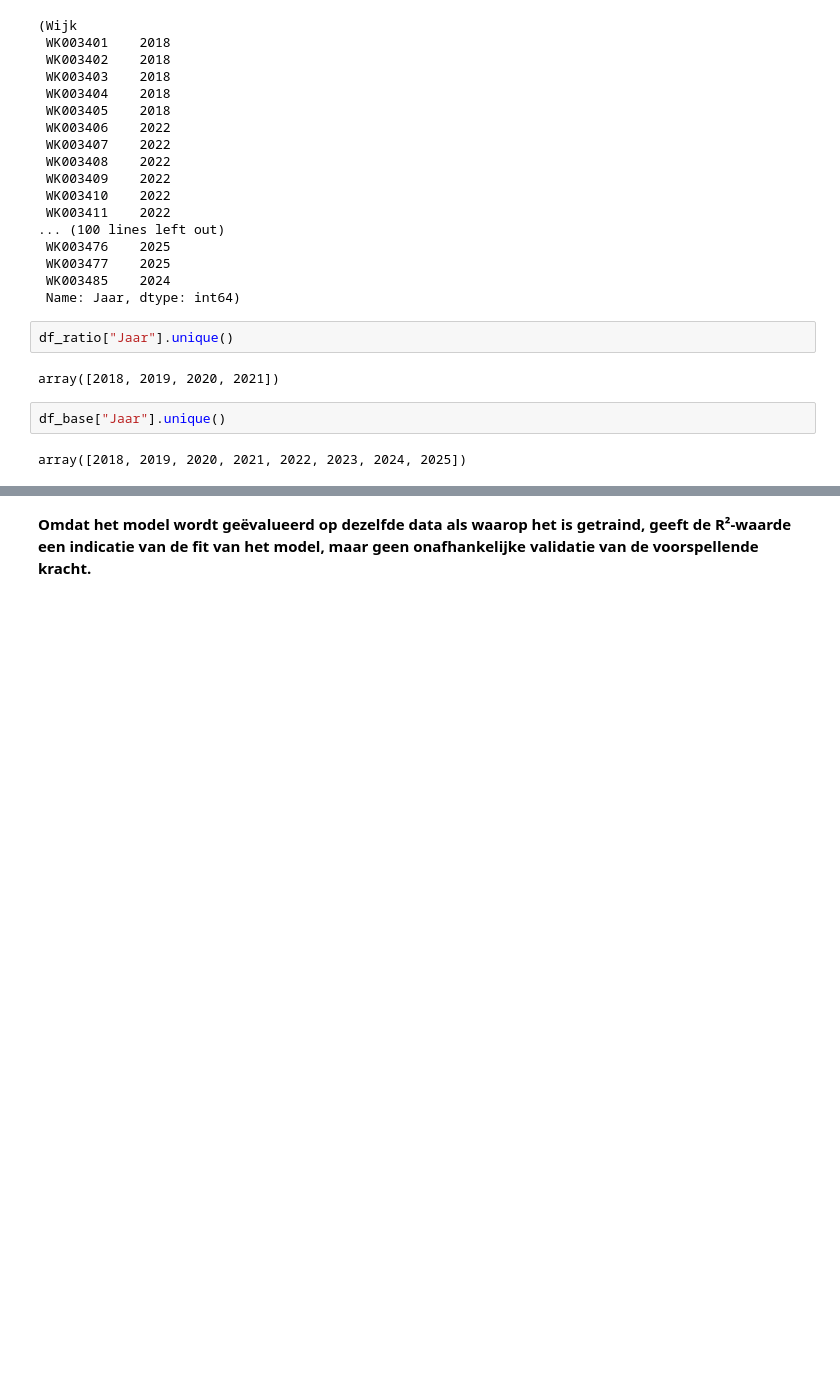
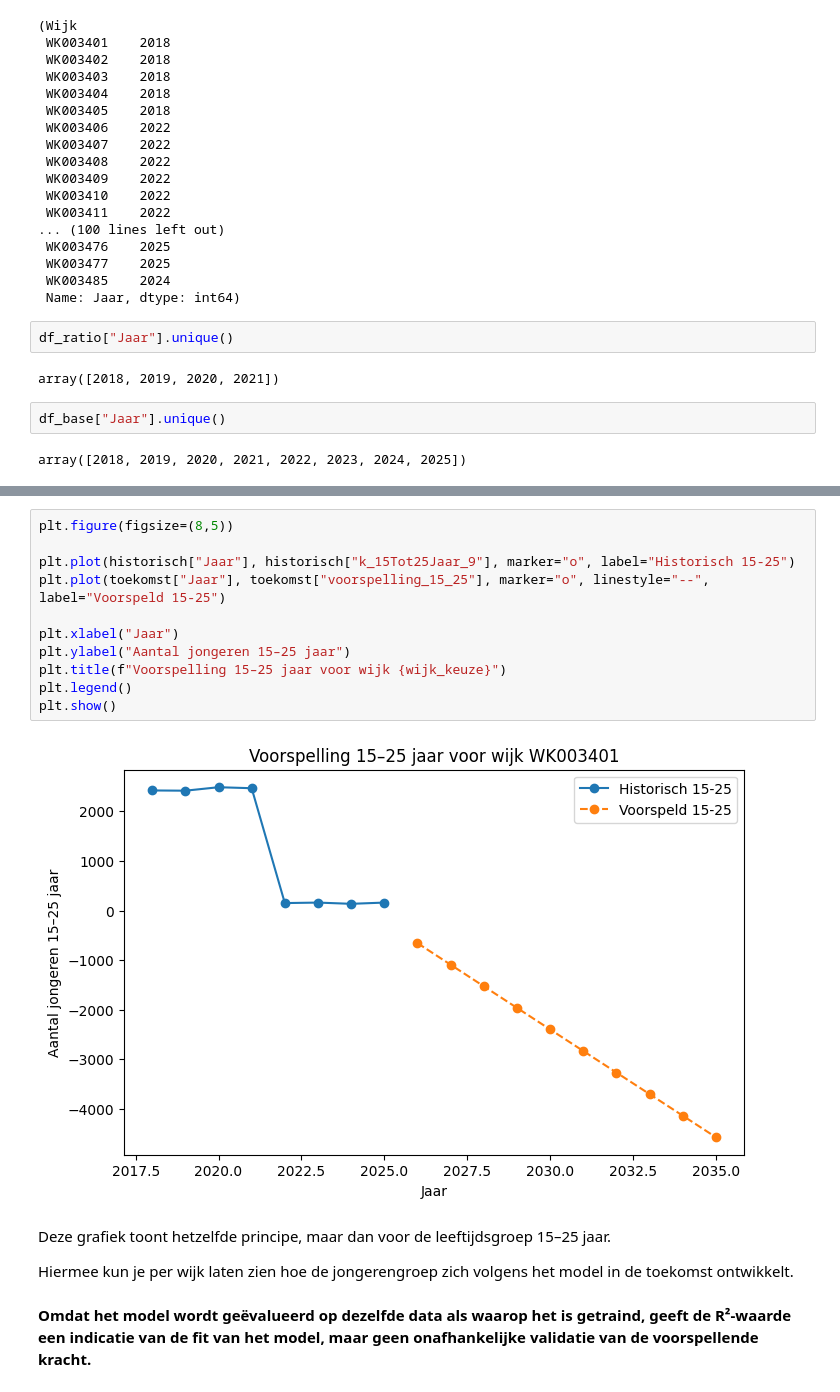
Before and after one commit to Ismael-991/almere-jeugd-voorspelling, a Jupyter notebook: notebooks/individual/Faysal_notebook.ipynb, the cells around one changed output, grey strips where cells are left out. Saved outputs shown, nothing was run; the diff lists cells and outputs as text; blank space fills up the shorter version.

```diff
--- a/notebooks/individual/Faysal_notebook.ipynb
+++ b/notebooks/individual/Faysal_notebook.ipynb
@@ -758,2 +832,19 @@ Dit komt overeen met de hoge R²-waarde van 0.98.
+# %%
+plt.figure(figsize=(8,5))
+
+plt.plot(historisch["Jaar"], historisch["k_15Tot25Jaar_9"], marker="o", label="Historisch 15-25")
+plt.plot(toekomst["Jaar"], toekomst["voorspelling_15_25"], marker="o", linestyle="--", label="Voorspeld 15-25")
+
+plt.xlabel("Jaar")
+plt.ylabel("Aantal jongeren 15–25 jaar")
+plt.title(f"Voorspelling 15–25 jaar voor wijk {wijk_keuze}")
+plt.legend()
+plt.show()
+# %% [output]
+[figure, added]
+# %% [markdown]
+Deze grafiek toont hetzelfde principe, maar dan voor de leeftijdsgroep 15–25 jaar.
+
+Hiermee kun je per wijk laten zien hoe de jongerengroep zich volgens het model in de toekomst ontwikkelt.
 # %% [markdown]
 **Omdat het model wordt geëvalueerd op dezelfde data als waarop het is getraind, geeft de R²-waarde een indicatie van de fit van het model, maar geen onafhankelijke validatie van de voorspellende kracht.**
```
Also changed, not shown: parts of 17 cells of this notebook, 1 other file.
